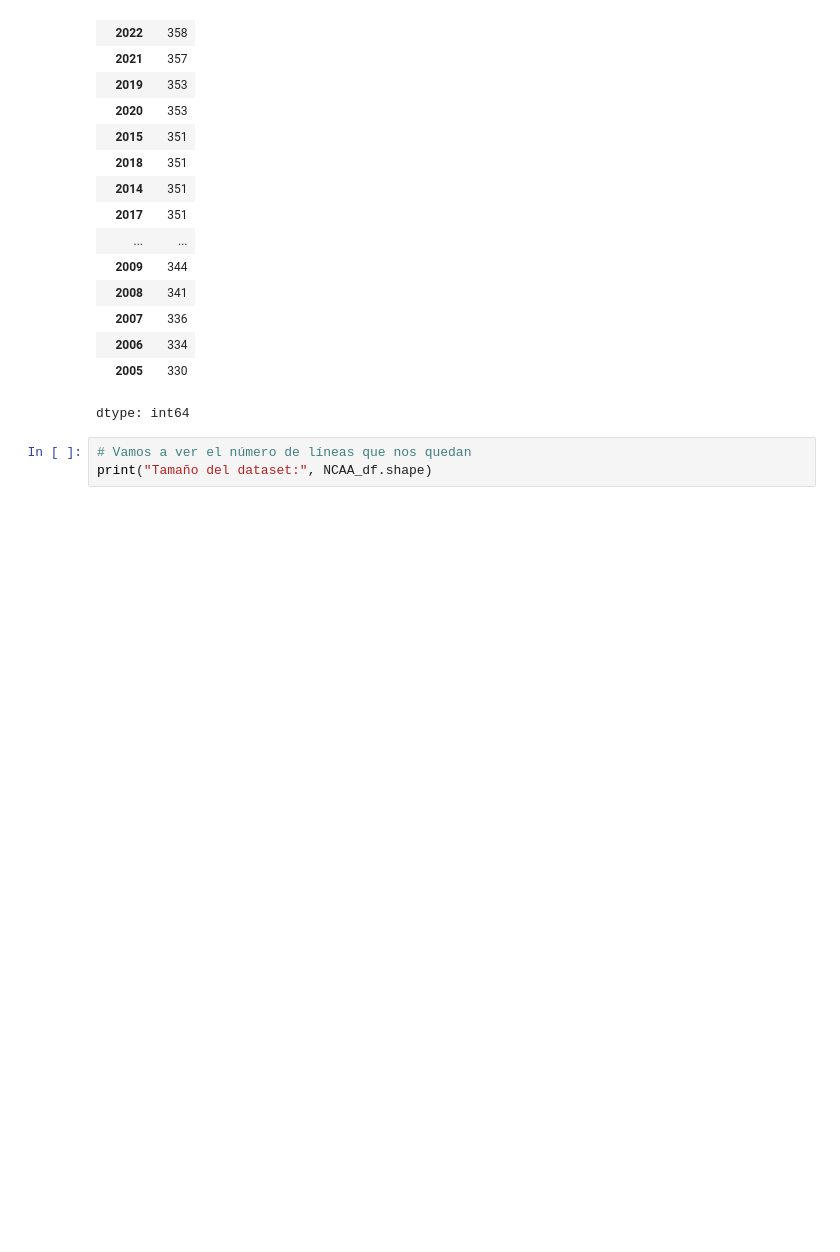
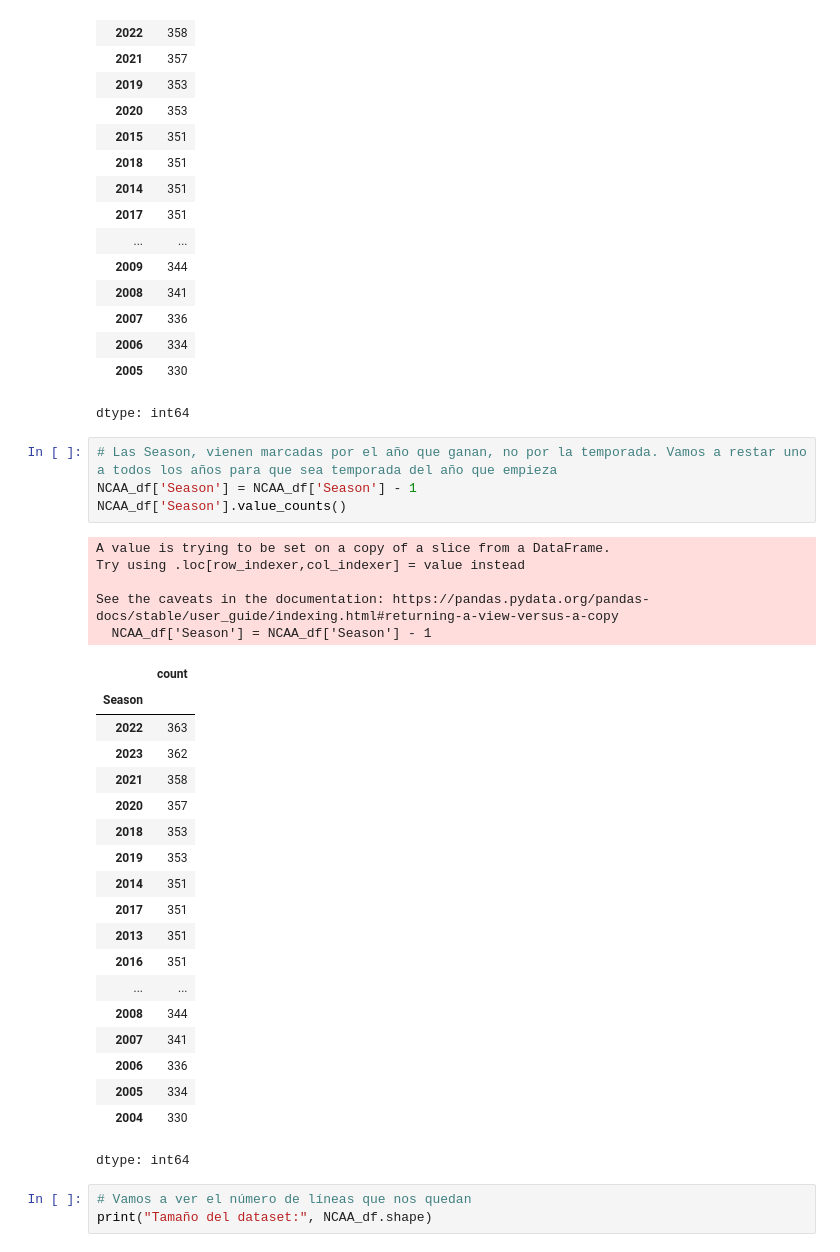
Before and after one commit to AlbertoVentura8/LimpiezaDatos, a Jupyter notebook: MarchMad_Limpieza.ipynb, the cells around one changed output. Saved outputs shown, nothing was run; the diff lists cells and outputs as text; blank space fills up the shorter version.

```diff
--- a/MarchMad_Limpieza.ipynb
+++ b/MarchMad_Limpieza.ipynb
@@ -224,6 +224,35 @@ NCAA_df['Season'].value_counts()
 | 2006 | 334 |
 | 2005 | 330 |
 dtype: int64
+# %%
+# Las Season, vienen marcadas por el año que ganan, no por la temporada. Vamos a restar uno a todos los años para que sea temporada del año que empieza
+NCAA_df['Season'] = NCAA_df['Season'] - 1
+NCAA_df['Season'].value_counts()
+# %% [output]
+A value is trying to be set on a copy of a slice from a DataFrame.
+Try using .loc[row_indexer,col_indexer] = value instead
+
+See the caveats in the documentation: https://pandas.pydata.org/pandas-docs/stable/user_guide/indexing.html#returning-a-view-versus-a-copy
+  NCAA_df['Season'] = NCAA_df['Season'] - 1
+|  | count |
+| Season |  |
+| 2022 | 363 |
+| 2023 | 362 |
+| 2021 | 358 |
+| 2020 | 357 |
+| 2018 | 353 |
+| 2019 | 353 |
+| 2014 | 351 |
+| 2017 | 351 |
+| 2013 | 351 |
+| 2016 | 351 |
+| ... | ... |
+| 2008 | 344 |
+| 2007 | 341 |
+| 2006 | 336 |
+| 2005 | 334 |
+| 2004 | 330 |
+dtype: int64
 # %%
 # Vamos a ver el número de líneas que nos quedan
 print("Tamaño del dataset:", NCAA_df.shape)
```
Also changed, not shown: parts of 1 cell of this notebook.
